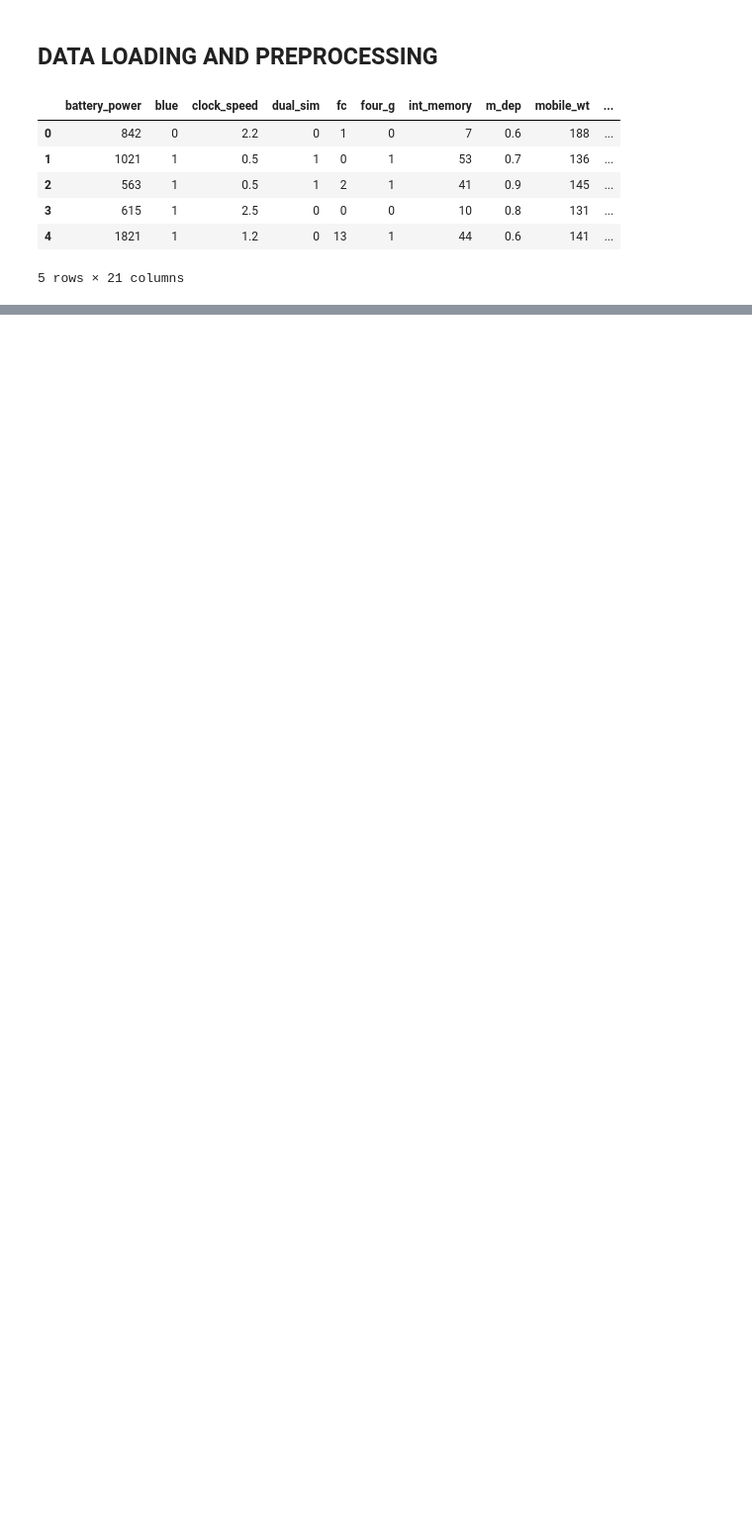
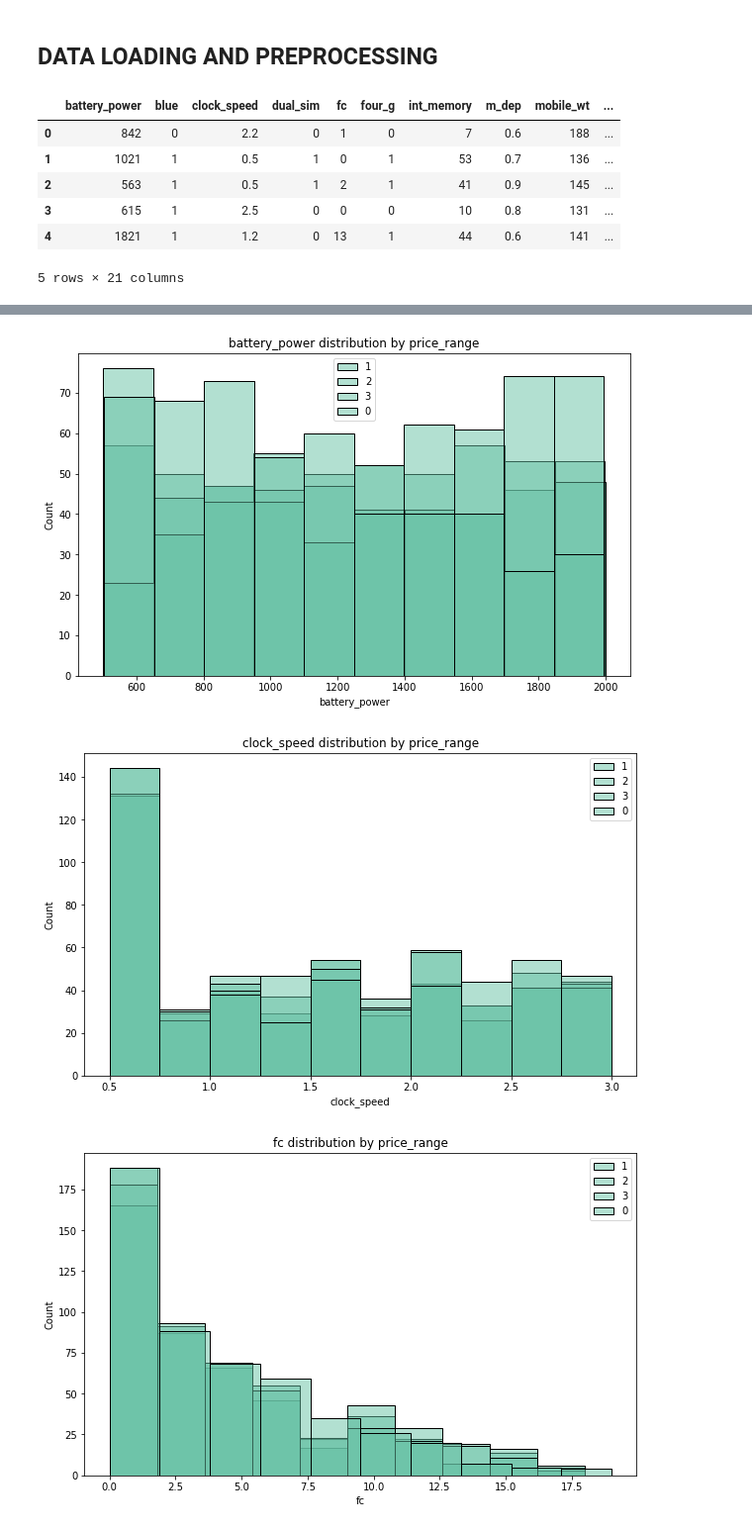
Before and after one commit to Ogutu01/Mobile-Price-Classifier, a Jupyter notebook: index.ipynb, the cells around one changed output, grey strips where cells are left out. Shown at 99% size. Cells and saved outputs as stored; diff of their text form; code cells hidden in the pictures; blank space fills up the shorter version.

```diff
--- a/index.ipynb
+++ b/index.ipynb
@@ -8,8 +8,8 @@ import matplotlib.pyplot as plt
 import seaborn as sns
 %matplotlib inline
 # %%
-df1 = pd.read_csv("train.csv")
-df1.head()
+train = pd.read_csv("train.csv")
+train.head()
 # %% [output]
 |  | battery_power | blue | clock_speed | dual_sim | fc | four_g | int_memory | m_dep | mobile_wt | ... |
 | 0 | 842 | 0 | 2.2 | 0 | 1 | 0 | 7 | 0.6 | 188 | ... |
@@ -20,0 +77,7 @@ df1.head()
+# %%
+# Convert categorical columns to categorical train type
+cat_cols = ["blue", "dual_sim", "four_g", "three_g", "touch_screen", "wifi", "price_range"]
+train[cat_cols] = train[cat_cols].astype('category')
+
+# Confirm the train types after conversion
+print(train.dtypes)
@@ -20,0 +108,28 @@ df1.head()
+# %%
+# Segragate numerical columns
+numerical_cols = train[["battery_power", "clock_speed", "fc", "int_memory", "m_dep", "mobile_wt", "n_cores", "pc", "px_height", "px_width", "ram", "sc_h", "sc_w", "talk_time"]]
+#sns.set_palette("Set2")
+
+palette = {
+    0: "#FF0000",
+    1: "#0000FF",
+    2: "#00FF00",
+    3: "#4CAF50"
+}
+
+train["price_range"] = train["price_range"].astype("category")
+
+# Iterate over the numerical columns and create histograms
+for column in numerical_cols:
+    plt.figure(figsize = (10, 6))
+    for price_range in train["price_range"].unique():
+        sns.histplot(train[train["price_range"] == price_range][column], label = price_range, palette = palette, alpha = 0.5, bins = 10)
+
+    plt.title(f"{column} distribution by price_range")
+    plt.xlabel(column)
+    plt.legend()
+    plt.show()
+# %% [output]
+[figure, added]
+[figure, added]
+[figure, added]
```
Also changed, not shown: parts of 25 cells of this notebook.
